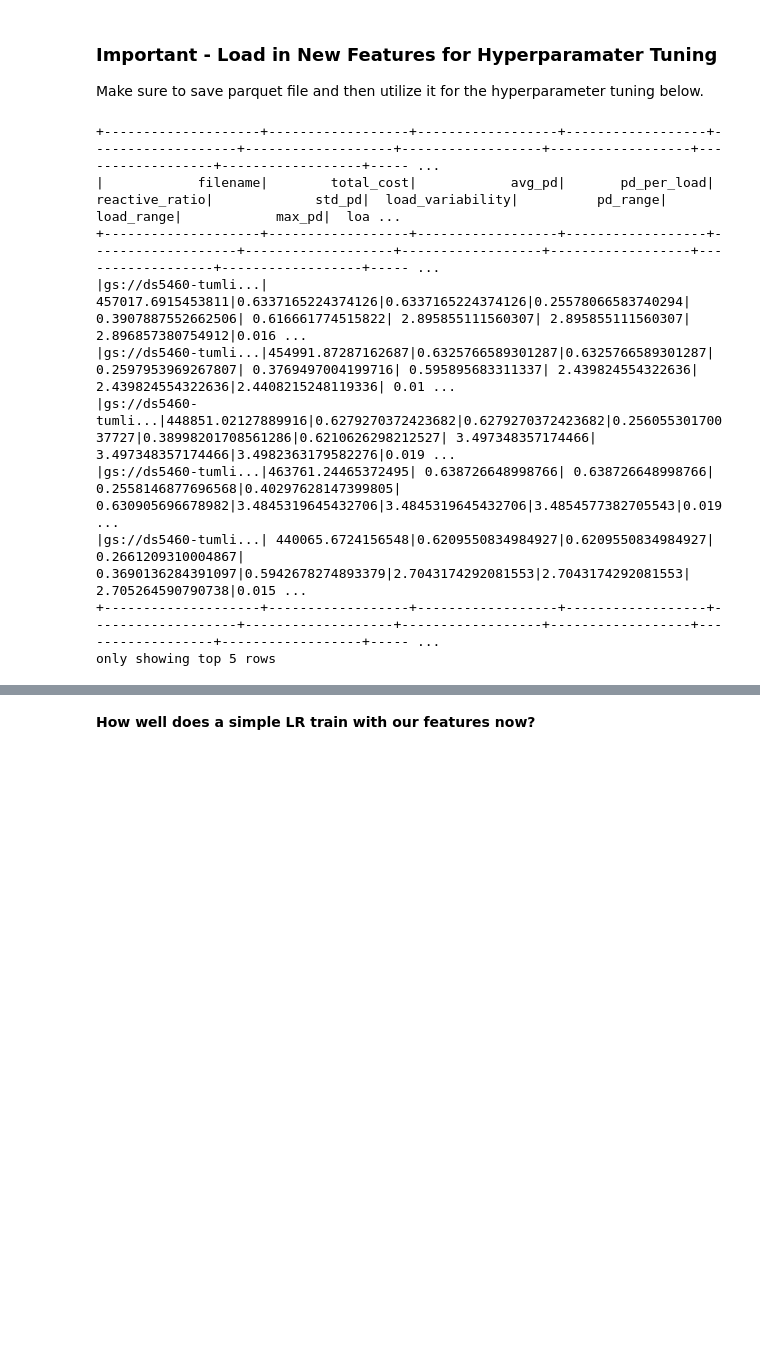
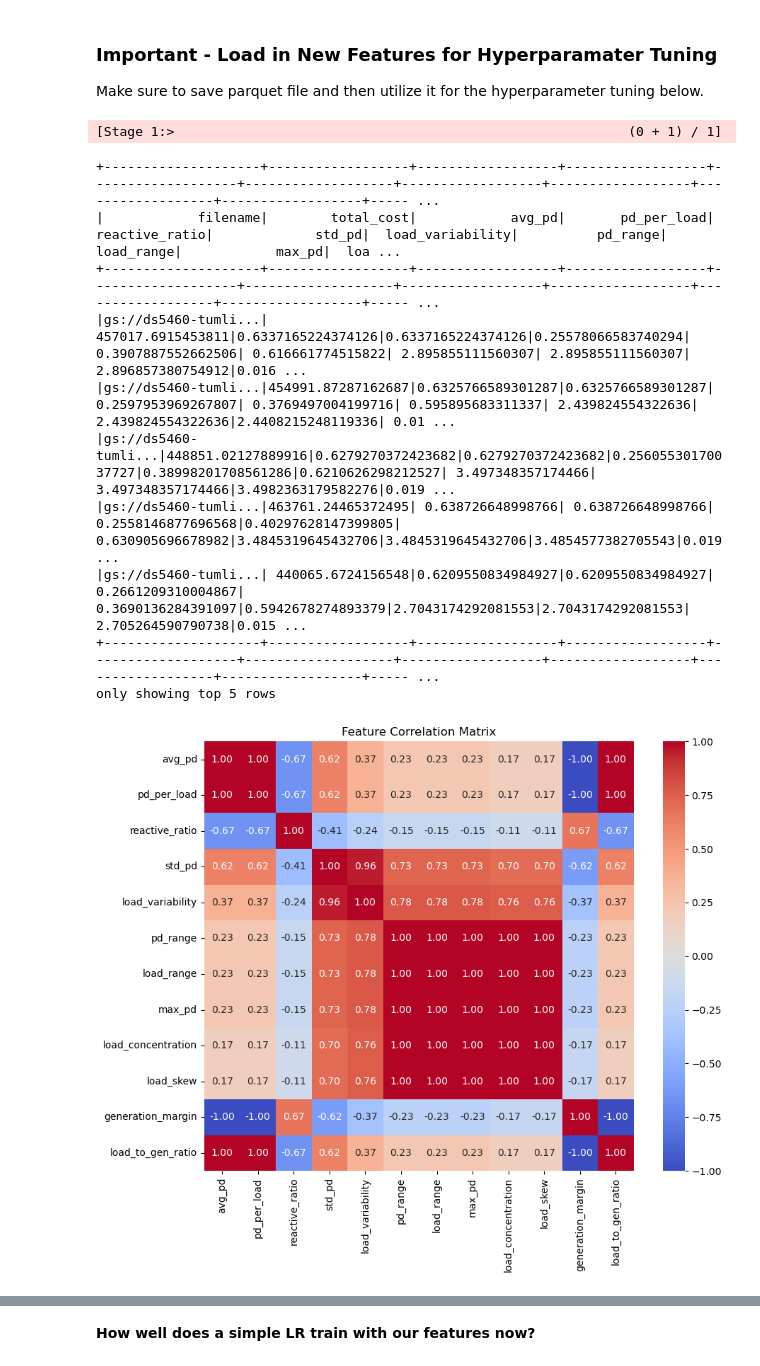
Before and after one commit to atumlin/DS5460_FinalProject, a Jupyter notebook: Milestone3.ipynb, the cells around one changed output, grey strips where cells are left out. Drawn from its saved outputs; the diff is of its cells as text; code cells hidden in the pictures; blank space fills up the shorter version.

Commit message:
Added more figures to Milestone3

```diff
--- a/Milestone3.ipynb
+++ b/Milestone3.ipynb
@@ -549,16 +549,17 @@ Done.
 
 Make sure to save parquet file and then utilize it for the hyperparameter tuning below.
 # %%
-df = spark.read.parquet("gs://dataproc-temp-us-east1-299400297029-hnyjjiwf/final_datasets/combined_features_df/")
+df = spark.read.parquet("gs://ds5460-tumlinam-fp-bucket/final_datasets/combined_features_df/")
 df.show(5)
 # %% [output]
-+--------------------+------------------+------------------+------------------+-------------------+-------------------+------------------+------------------+------------------+------------------+----- ...
-|            filename|        total_cost|            avg_pd|       pd_per_load|     reactive_ratio|             std_pd|  load_variability|          pd_range|        load_range|            max_pd|  loa ...
-+--------------------+------------------+------------------+------------------+-------------------+-------------------+------------------+------------------+------------------+------------------+----- ...
-|gs://ds5460-tumli...| 457017.6915453811|0.6337165224374126|0.6337165224374126|0.25578066583740294| 0.3907887552662506| 0.616661774515822| 2.895855111560307| 2.895855111560307| 2.896857380754912|0.016 ...
-|gs://ds5460-tumli...|454991.87287162687|0.6325766589301287|0.6325766589301287| 0.2597953969267807| 0.3769497004199716| 0.595895683311337| 2.439824554322636| 2.439824554322636|2.4408215248119336| 0.01 ...
-|gs://ds5460-tumli...|448851.02127889916|0.6279270372423682|0.6279270372423682|0.25605530170037727|0.38998201708561286|0.6210626298212527| 3.497348357174466| 3.497348357174466|3.4982363179582276|0.019 ...
-|gs://ds5460-tumli...|463761.24465372495| 0.638726648998766| 0.638726648998766| 0.2558146877696568|0.40297628147399805| 0.630905696678982|3.4845319645432706|3.4845319645432706|3.4854577382705543|0.019 ...
-|gs://ds5460-tumli...| 440065.6724156548|0.6209550834984927|0.6209550834984927| 0.2661209310004867| 0.3690136284391097|0.5942678274893379|2.7043174292081553|2.7043174292081553| 2.705264590790738|0.015 ...
-+--------------------+------------------+------------------+------------------+-------------------+-------------------+------------------+------------------+------------------+------------------+----- ...
-only showing top 5 rows
+[Stage 1:>                                                          (0 + 1) / 1]
++--------------------+------------------+------------------+------------------+-------------------+-------------------+------------------+------------------+------------------+------------------+----- ...
+|            filename|        total_cost|            avg_pd|       pd_per_load|     reactive_ratio|             std_pd|  load_variability|          pd_range|        load_range|            max_pd|  loa ...
++--------------------+------------------+------------------+------------------+-------------------+-------------------+------------------+------------------+------------------+------------------+----- ...
+|gs://ds5460-tumli...| 457017.6915453811|0.6337165224374126|0.6337165224374126|0.25578066583740294| 0.3907887552662506| 0.616661774515822| 2.895855111560307| 2.895855111560307| 2.896857380754912|0.016 ...
+|gs://ds5460-tumli...|454991.87287162687|0.6325766589301287|0.6325766589301287| 0.2597953969267807| 0.3769497004199716| 0.595895683311337| 2.439824554322636| 2.439824554322636|2.4408215248119336| 0.01 ...
+|gs://ds5460-tumli...|448851.02127889916|0.6279270372423682|0.6279270372423682|0.25605530170037727|0.38998201708561286|0.6210626298212527| 3.497348357174466| 3.497348357174466|3.4982363179582276|0.019 ...
+|gs://ds5460-tumli...|463761.24465372495| 0.638726648998766| 0.638726648998766| 0.2558146877696568|0.40297628147399805| 0.630905696678982|3.4845319645432706|3.4845319645432706|3.4854577382705543|0.019 ...
+|gs://ds5460-tumli...| 440065.6724156548|0.6209550834984927|0.6209550834984927| 0.2661209310004867| 0.3690136284391097|0.5942678274893379|2.7043174292081553|2.7043174292081553| 2.705264590790738|0.015 ...
++--------------------+------------------+------------------+------------------+-------------------+-------------------+------------------+------------------+------------------+------------------+----- ...
+only showing top 5 rows
@@ -564,0 +573,24 @@ only showing top 5 rows
+# %%
+feature_cols = [c for c in df.columns if c != "filename" and c != "total_cost"]
+
+# Assemble features into a single vector column
+assembler = VectorAssembler(inputCols=feature_cols, outputCol="features_vec")
+vector_df = assembler.transform(df).select("features_vec")
+
+# Compute Pearson correlation matrix
+corr_matrix = Correlation.corr(vector_df, "features_vec", method="pearson").head()[0]
+
+# Convert matrix to numpy
+import numpy as np
+corr_array = corr_matrix.toArray()
+
+corr_df = pd.DataFrame(corr_array, index=feature_cols, columns=feature_cols)
+
+# Plot heatmap
+plt.figure(figsize=(10, 8))
+sns.heatmap(corr_df, annot=True, cmap="coolwarm", fmt=".2f", square=True)
+plt.title("Feature Correlation Matrix")
+plt.tight_layout()
+plt.show()
+# %% [output]
+[figure, added]
```
Also changed, not shown: parts of 4 cells of this notebook.
